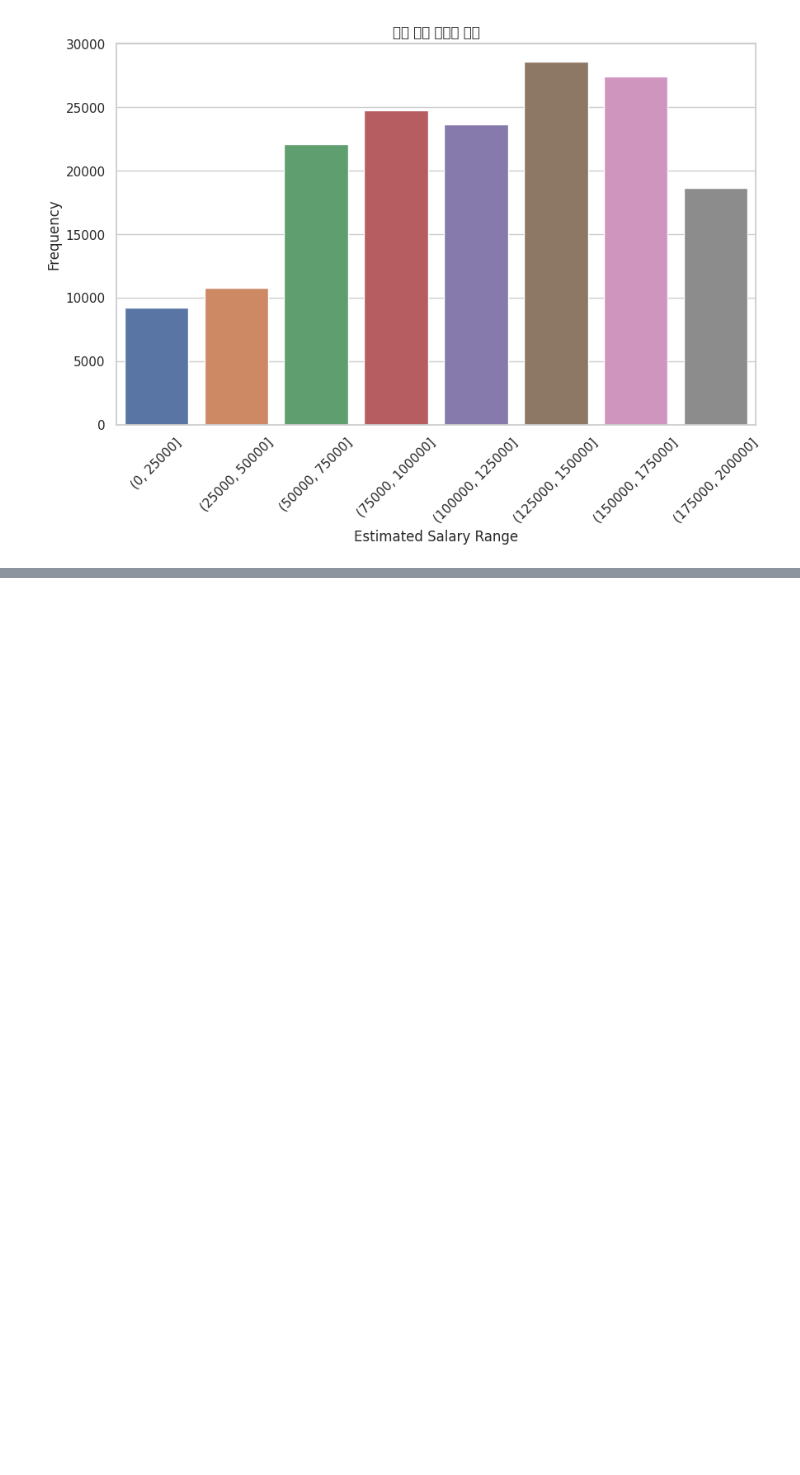
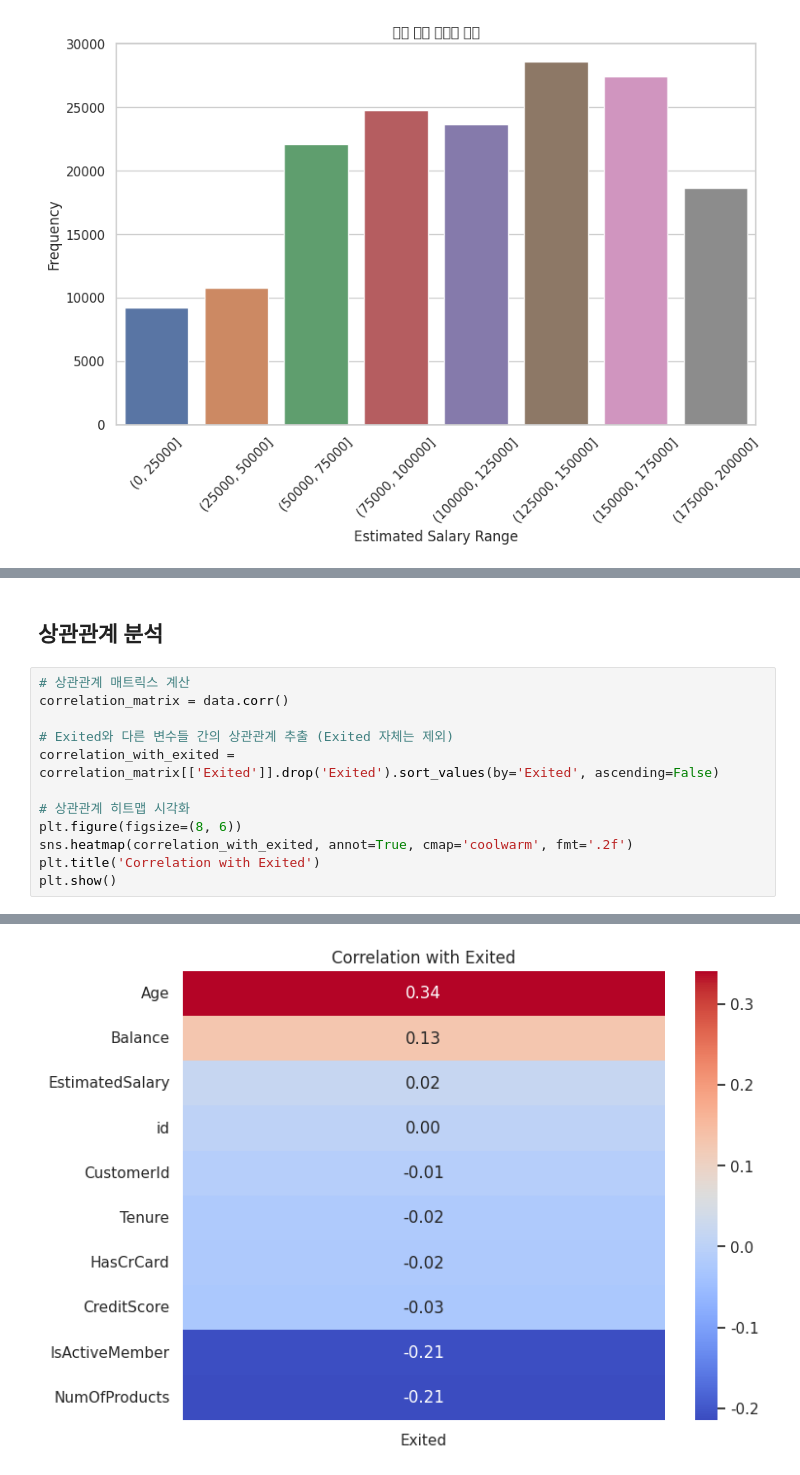
Before and after one commit to suhyeon0325/TIL, a Jupyter notebook: kaggle_240115.ipynb, the cells around one changed output, grey strips where cells are left out. Cells and saved outputs as stored; diff of their text form; blank space fills up the shorter version.

```diff
--- a/kaggle_240115.ipynb
+++ b/kaggle_240115.ipynb
@@ -369,0 +255,15 @@ WARNING:matplotlib.font_manager:findfont: Font family 'NanumSquare' not found.
+# %% [markdown]
+## 상관관계 분석
+# %%
+# 상관관계 매트릭스 계산
+correlation_matrix = data.corr()
+
+# Exited와 다른 변수들 간의 상관관계 추출 (Exited 자체는 제외)
+correlation_with_exited = correlation_matrix[['Exited']].drop('Exited').sort_values(by='Exited', ascending=False)
+
+# 상관관계 히트맵 시각화
+plt.figure(figsize=(8, 6))
+sns.heatmap(correlation_with_exited, annot=True, cmap='coolwarm', fmt='.2f')
+plt.title('Correlation with Exited')
+plt.show()
+# %% [output]
@@ -369,0 +287 @@ WARNING:matplotlib.font_manager:findfont: Font family 'NanumSquare' not found.
+[figure, added]
```
Also changed, not shown: parts of 11 cells of this notebook.
